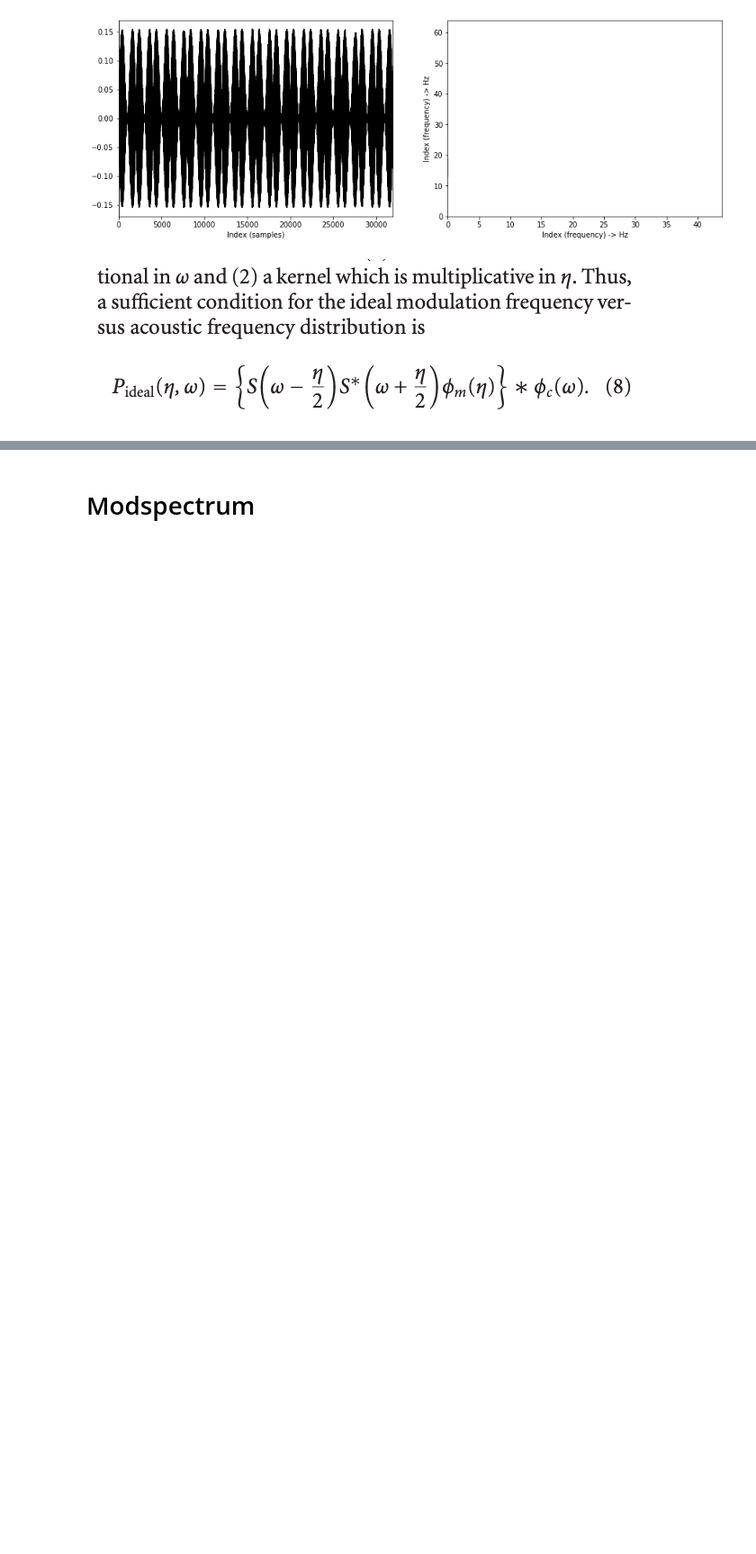
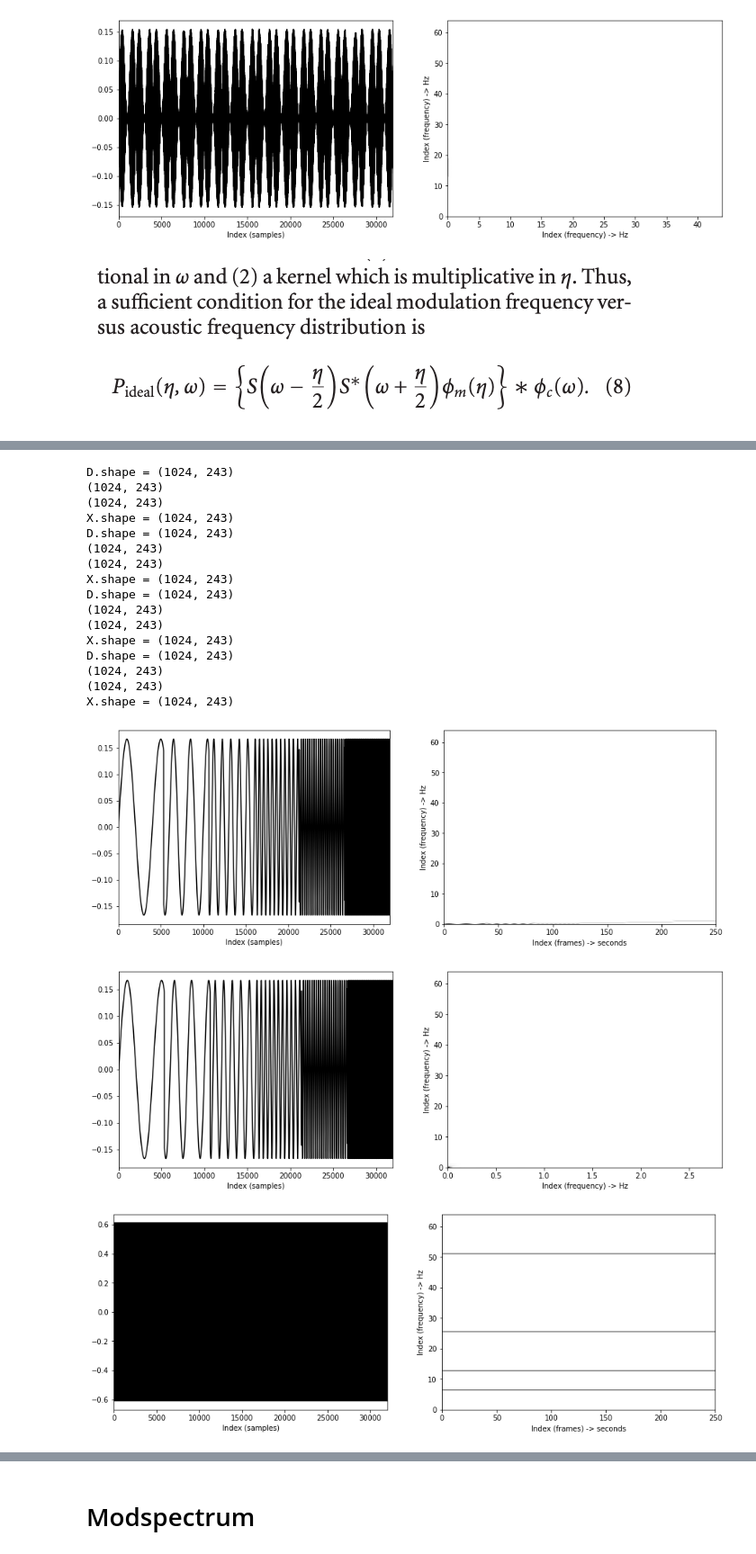
Before and after one commit to miguelfs/mod_specgram, a Jupyter notebook: poc_tcc.ipynb, the cells around one changed output, grey strips where cells are left out. Shown at 90% size. Saved outputs shown, nothing was run; the diff lists cells and outputs as text; code cells hidden in the pictures; blank space fills up the shorter version.

```diff
--- a/poc_tcc.ipynb
+++ b/poc_tcc.ipynb
@@ -299,0 +345,44 @@ X.shape = (2048, 3745)
+# %%
+H = 128
+N = 1024
+
+
+w = np.hanning(N)
+X, F_coef, T_coef = stft_basic(signal, w, Fs, H, only_positive_frequencies=True)
+ModX, _, Mod_coef = get_mod_specgram(signal, w, Fs, H, only_positive_frequencies=True)
+
+x1 = np.multiply(modulator, carrier)
+
+H = 128
+N = 1024
+w = np.hanning(N)
+
+def block_plot(x,t,w,H,only_positive_frequencies=True):
+    X, F_coef, T_coef = stft_basic(x, w, Fs, H, only_positive_frequencies)
+    ModX, _, Mod_coef = get_mod_specgram(x, w, Fs, H, only_positive_frequencies)
+    plot_content(x,t,np.abs(X) ** 2, get_stft_boundaries(F_coef, T_coef, N, Fs))
+    plot_content(x,t,np.abs(ModX) ** 2, get_mod_boundaries(F_coef, Mod_coef, X[1], Fs), is_mod=True)
+
+block_plot(modulator,t,w,H)
+block_plot(carrier,t,w,H)
+block_plot(signal,t,w,H)
+# %% [output]
+D.shape = (1024, 243)
+(1024, 243)
+(1024, 243)
+X.shape = (1024, 243)
+D.shape = (1024, 243)
+(1024, 243)
+(1024, 243)
+X.shape = (1024, 243)
+D.shape = (1024, 243)
+(1024, 243)
+(1024, 243)
+X.shape = (1024, 243)
+D.shape = (1024, 243)
+(1024, 243)
+(1024, 243)
+X.shape = (1024, 243)
+[figure, added]
+[figure, added]
+[figure, added]
```
Also changed, not shown: parts of 10 cells of this notebook.
